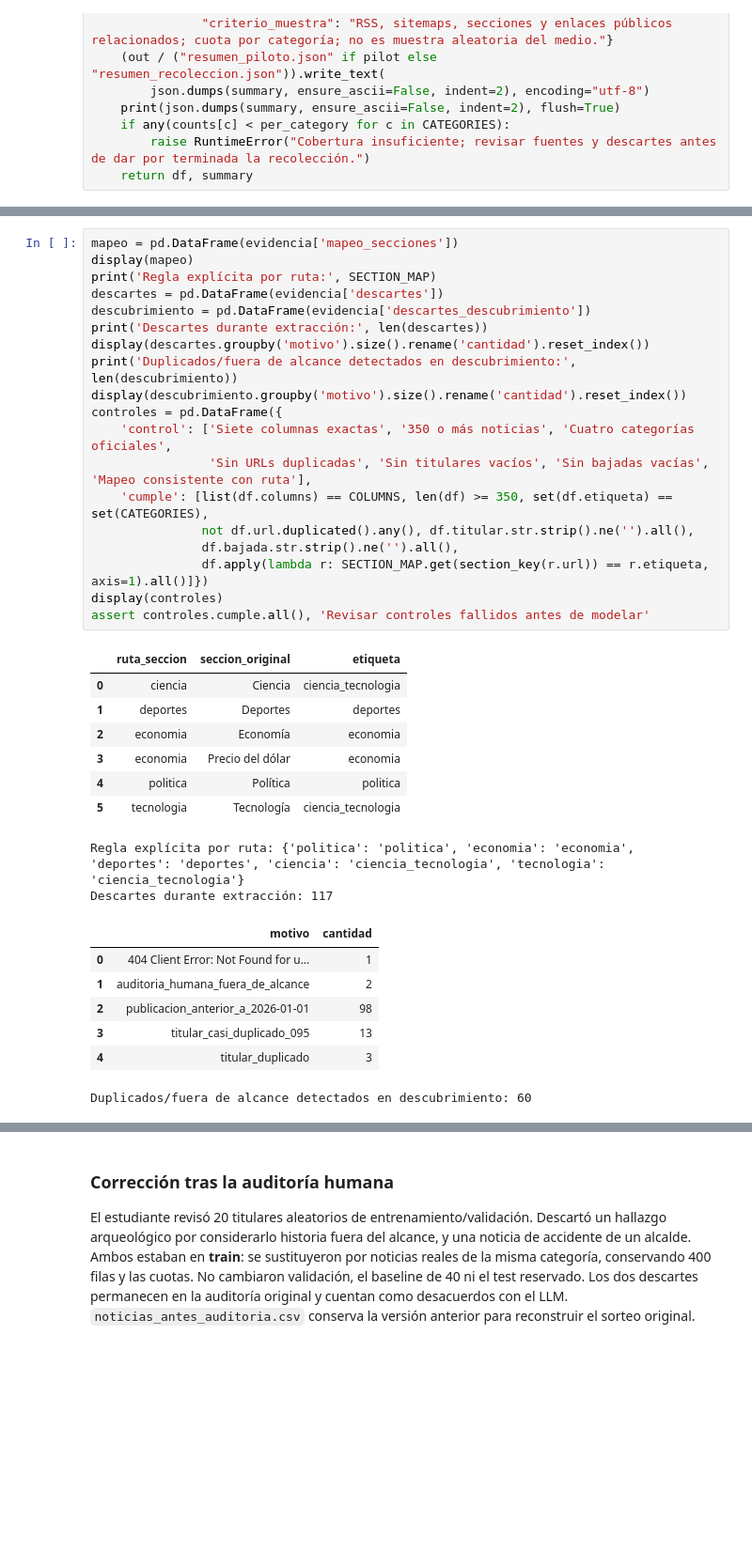
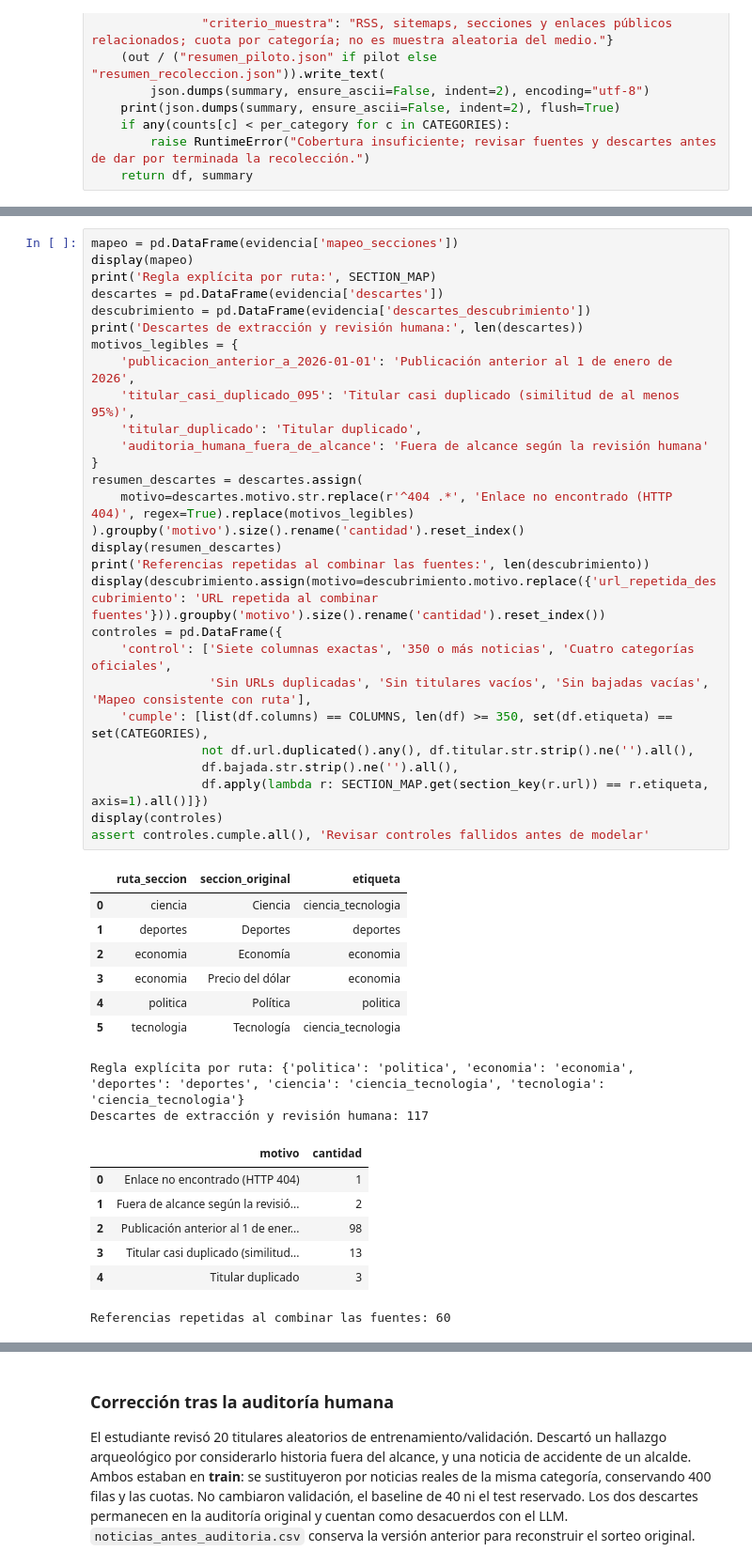
Before and after one commit to bocchienjoyer/python_intermedio, a Jupyter notebook: tarea_1/01_recoleccion.ipynb, the cells around one changed output, grey strips where cells are left out. Shown at 94% size. Cells and saved outputs as stored; diff of their text form; blank space fills up the shorter version.

Commit message:
docs: aclarar equivalencias y motivos de descarte en recoleccion

```diff
--- a/tarea_1/01_recoleccion.ipynb
+++ b/tarea_1/01_recoleccion.ipynb
@@ -424,37 +426,46 @@ se descargan porque la cuota ya está completa no se presentan como noticias rec
 # %%
 mapeo = pd.DataFrame(evidencia['mapeo_secciones'])
 display(mapeo)
 print('Regla explícita por ruta:', SECTION_MAP)
 descartes = pd.DataFrame(evidencia['descartes'])
 descubrimiento = pd.DataFrame(evidencia['descartes_descubrimiento'])
-print('Descartes durante extracción:', len(descartes))
-display(descartes.groupby('motivo').size().rename('cantidad').reset_index())
-print('Duplicados/fuera de alcance detectados en descubrimiento:', len(descubrimiento))
-display(descubrimiento.groupby('motivo').size().rename('cantidad').reset_index())
+print('Descartes de extracción y revisión humana:', len(descartes))
+motivos_legibles = {
+    'publicacion_anterior_a_2026-01-01': 'Publicación anterior al 1 de enero de 2026',
+    'titular_casi_duplicado_095': 'Titular casi duplicado (similitud de al menos 95%)',
+    'titular_duplicado': 'Titular duplicado',
+    'auditoria_humana_fuera_de_alcance': 'Fuera de alcance según la revisión humana'
+}
+resumen_descartes = descartes.assign(
+    motivo=descartes.motivo.str.replace(r'^404 .*', 'Enlace no encontrado (HTTP 404)', regex=True).replace(motivos_legibles)
+).groupby('motivo').size().rename('cantidad').reset_index()
+display(resumen_descartes)
+print('Referencias repetidas al combinar las fuentes:', len(descubrimiento))
+display(descubrimiento.assign(motivo=descubrimiento.motivo.replace({'url_repetida_descubrimiento': 'URL repetida al combinar fuentes'})).groupby('motivo').size().rename('cantidad').reset_index())
 controles = pd.DataFrame({
     'control': ['Siete columnas exactas', '350 o más noticias', 'Cuatro categorías oficiales',
                 'Sin URLs duplicadas', 'Sin titulares vacíos', 'Sin bajadas vacías', 'Mapeo consistente con ruta'],
     'cumple': [list(df.columns) == COLUMNS, len(df) >= 350, set(df.etiqueta) == set(CATEGORIES),
                not df.url.duplicated().any(), df.titular.str.strip().ne('').all(),
                df.bajada.str.strip().ne('').all(),
                df.apply(lambda r: SECTION_MAP.get(section_key(r.url)) == r.etiqueta, axis=1).all()]})
 display(controles)
 assert controles.cumple.all(), 'Revisar controles fallidos antes de modelar'
 # %% [output]
 |  | ruta_seccion | seccion_original | etiqueta |
 | 0 | ciencia | Ciencia | ciencia_tecnologia |
 | 1 | deportes | Deportes | deportes |
 | 2 | economia | Economía | economia |
 | 3 | economia | Precio del dólar | economia |
 | 4 | politica | Política | politica |
 | 5 | tecnologia | Tecnología | ciencia_tecnologia |
 Regla explícita por ruta: {'politica': 'politica', 'economia': 'economia', 'deportes': 'deportes', 'ciencia': 'ciencia_tecnologia', 'tecnologia': 'ciencia_tecnologia'}
-Descartes durante extracción: 117
+Descartes de extracción y revisión humana: 117
 |  | motivo | cantidad |
-| 0 | 404 Client Error: Not Found for u... | 1 |
-| 1 | auditoria_humana_fuera_de_alcance | 2 |
-| 2 | publicacion_anterior_a_2026-01-01 | 98 |
-| 3 | titular_casi_duplicado_095 | 13 |
-| 4 | titular_duplicado | 3 |
+| 0 | Enlace no encontrado (HTTP 404) | 1 |
+| 1 | Fuera de alcance según la revisió... | 2 |
+| 2 | Publicación anterior al 1 de ener... | 98 |
+| 3 | Titular casi duplicado (similitud... | 13 |
+| 4 | Titular duplicado | 3 |
-Duplicados/fuera de alcance detectados en descubrimiento: 60
+Referencias repetidas al combinar las fuentes: 60
 |  | motivo | cantidad |
```
Also changed, not shown: parts of 3 cells of this notebook.
